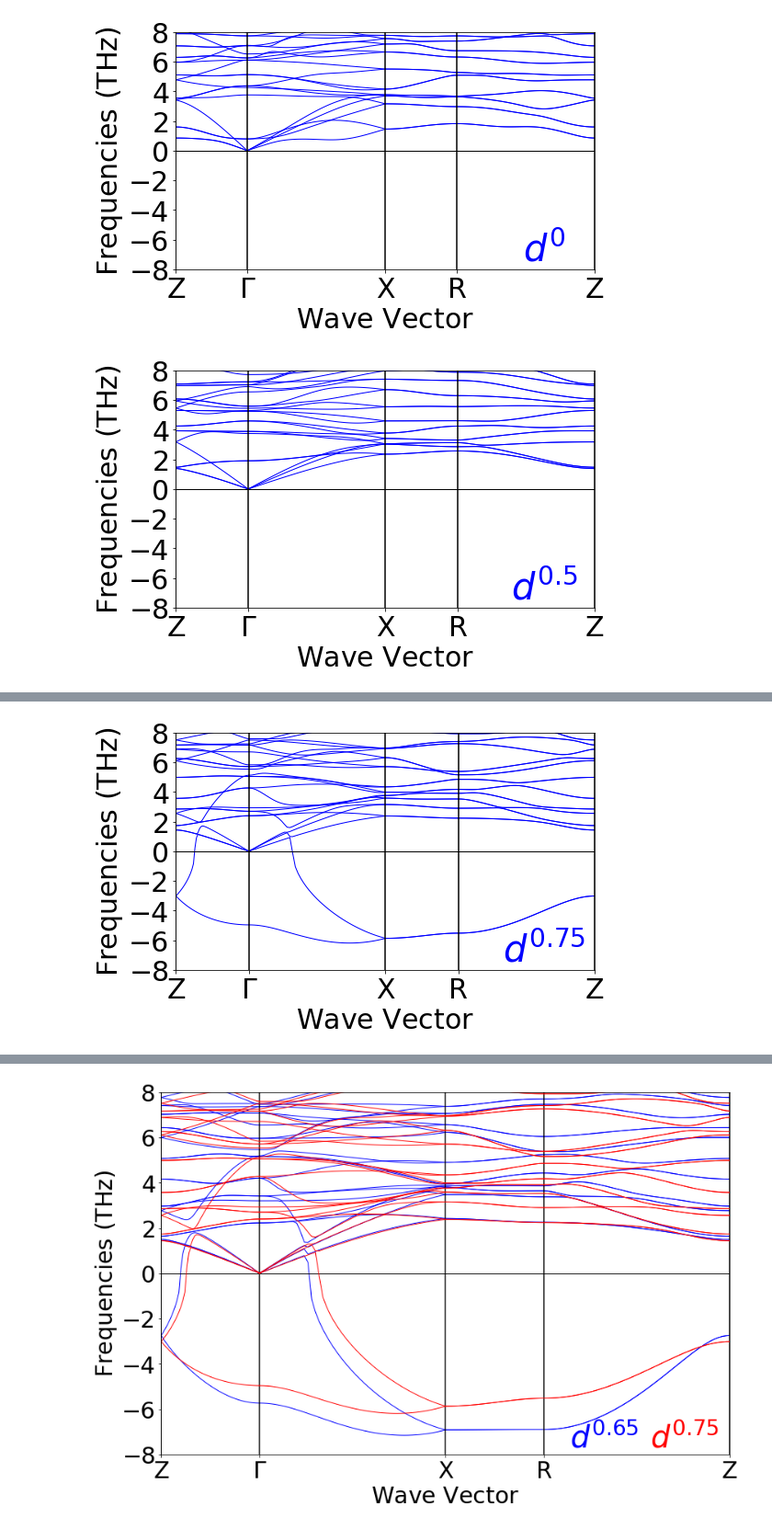
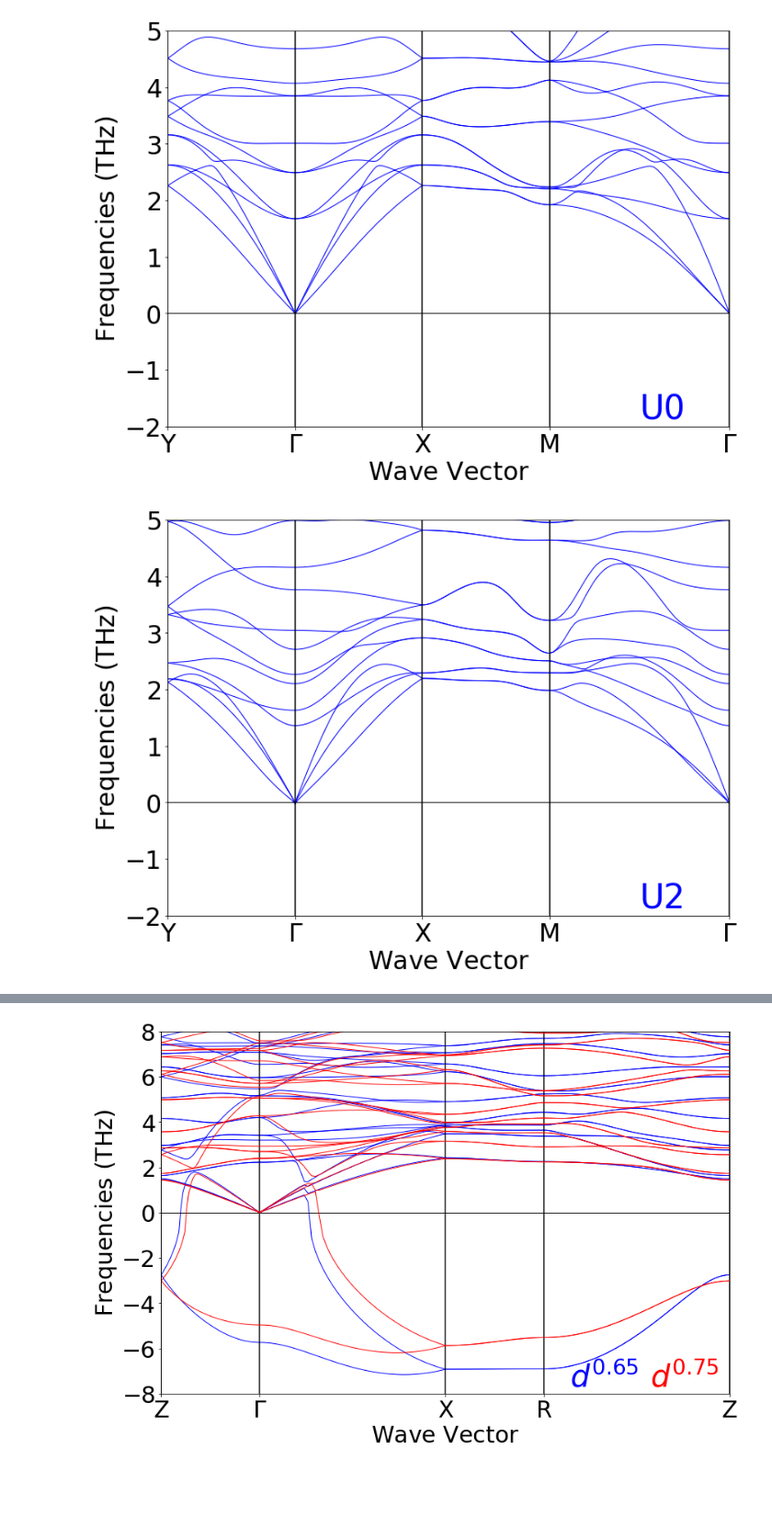
Before and after one commit to kyledmiller/kdm_vault, a Jupyter notebook: scripts_dft/plot_phon.ipynb, the cells around one changed output, grey strips where cells are left out. Shown at 92% size. Drawn from its saved outputs; the diff is of its cells as text; code cells hidden in the pictures; blank space fills up the shorter version.

```diff
--- a/scripts_dft/plot_phon.ipynb
+++ b/scripts_dft/plot_phon.ipynb
@@ -3,48 +3,51 @@ import pymatgen as pmg
 import pymatgen.io.phonopy as phon
 import pymatgen.phonon.plotter as pplt
 
+from os.path import expanduser
+home = expanduser('~')
+
 # from pymatgen.io.vasp.outputs import Vasprun
 # from pymatgen.electronic_structure.plotter import DosPlotter
 # from pymatgen.core.periodic_table import Element
 # from matplotlib.pyplot import figure
 # %%
-WIDTH = 8
-HEIGHT = 5
-PREFIX = "../../phonons"
+WIDTH = 11
+HEIGHT = 8
+PREFIX = home + '/Projects/BaCoS2/correct_mag/phonons'
 SUFFIX = "band.yaml"
-ITERS_1 = ["d0", "d05", "d065", "d075", "d1"]
-DOPING_LABELS = ['$d^{0}$','$d^{0.5}$','$d^{0.65}$','$d^{0.75}$','$d^{1}$']
+ITERS_1 = ['U0', 'U2', 'U4']
+PLOT_LABELS = ITERS_1
 LABEL_FONT = 30
-YMIN = -8; YMAX = 8
+YMIN = -2; YMAX = 5
 
 # Save the band structure objects referenced by iter for later use
 bands = {}
 
 # Specify the path through the BZ
-bspath = {'Z':(0,0,0.5),'$\Gamma$':(0,0,0), 'X':(0,0.5,0),'R':(0,0.5,0.5)}
+bspath = {'Y':(0,0.5,0),'$\Gamma$':(0,0,0), 'X':(0.5,0,0),'M':(0.5,0.5,0), '$\Gamma$':(0,0,0)}
 
-for i, iter_1 in enumerate(ITERS_1):
+for i, iter1 in enumerate(ITERS_1):
 
     ### Creating band struc from band.yaml files
-    bs = phon.get_ph_bs_symm_line(f"{PREFIX}/{iter_1}/{SUFFIX}", labels_dict=bspath)
-    bands.update({iter_1:bs})
+    bs = phon.get_ph_bs_symm_line(f"{PREFIX}/{SUFFIX}-{iter1}", labels_dict=bspath)
+    bands.update({iter1:bs})
     plotter = pplt.PhononBSPlotter(bs)
     band_plot = plotter.get_plot(ylim=[YMIN,YMAX])
 
     ### Formatting
 #     band_plot.grid(1)
     fig = band_plot.gcf()
     fig.set_size_inches(WIDTH,HEIGHT)
 
-    band_plot.text(0.88, 0, DOPING_LABELS[i], horizontalalignment='center', verticalalignment='bottom',\
+    band_plot.text(0.88, 0, PLOT_LABELS[i], horizontalalignment='center', verticalalignment='bottom',\
          transform=band_plot.gca().transAxes,fontsize=LABEL_FONT+10,color='blue')
 
     ### Displaying and saving
     band_plot.tight_layout() #prevents edges from being cut off
     band_plot.show()
 
-    fig.savefig(f'band-plot-{iter_1}.png',dpi=500)
-    fig.savefig(f'band-plot-vec-{iter_1}.pdf')
+    fig.savefig(f'band-plot-{iter1}.png',dpi=500)
+    fig.savefig(f'band-plot-vec-{iter1}.pdf')
 # %% [output]
-[figure, old version]
+[figure, new version]
-[figure, old version]
+[figure, new version]
@@ -52 +54,0 @@ for i, iter_1 in enumerate(ITERS_1):
-[figure, removed]
```
Also changed, not shown: parts of 1 cell of this notebook, 3 other files.
